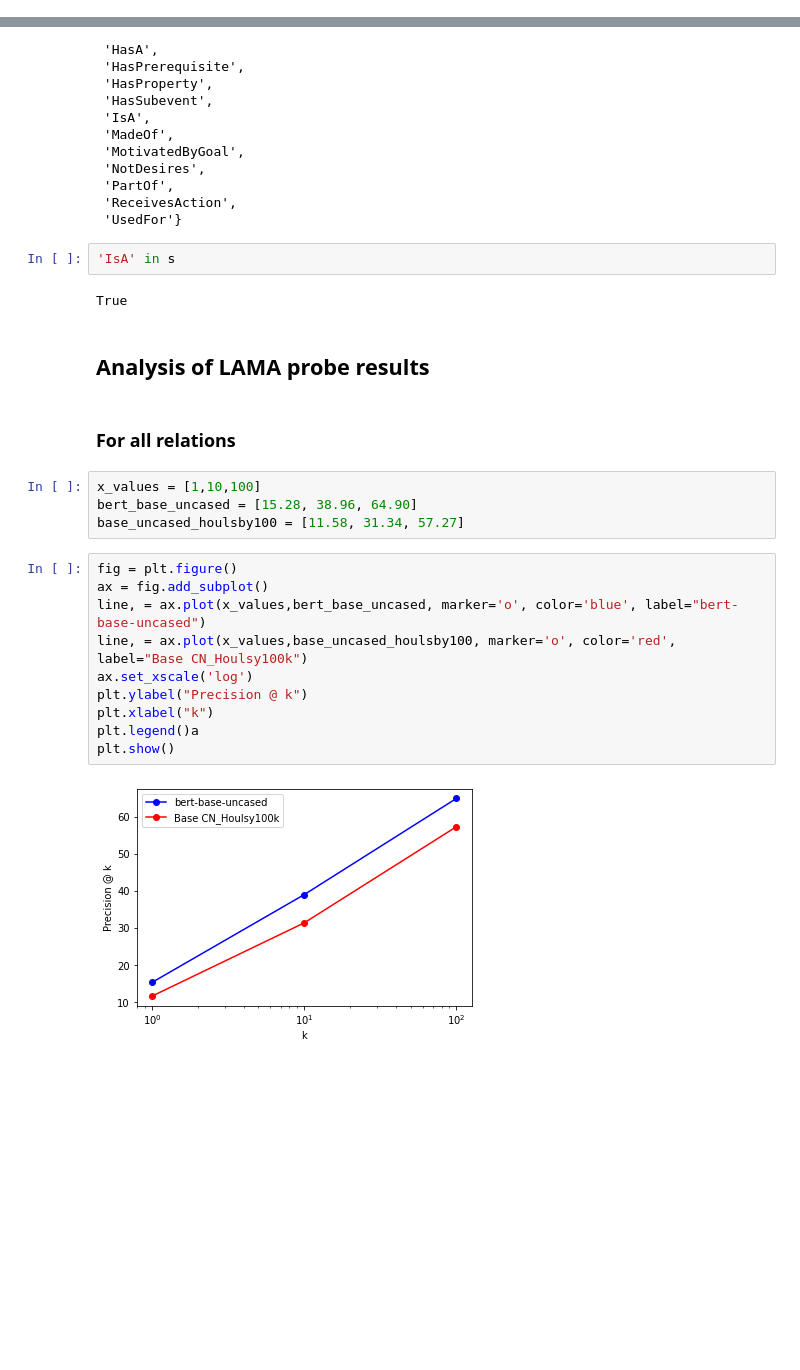
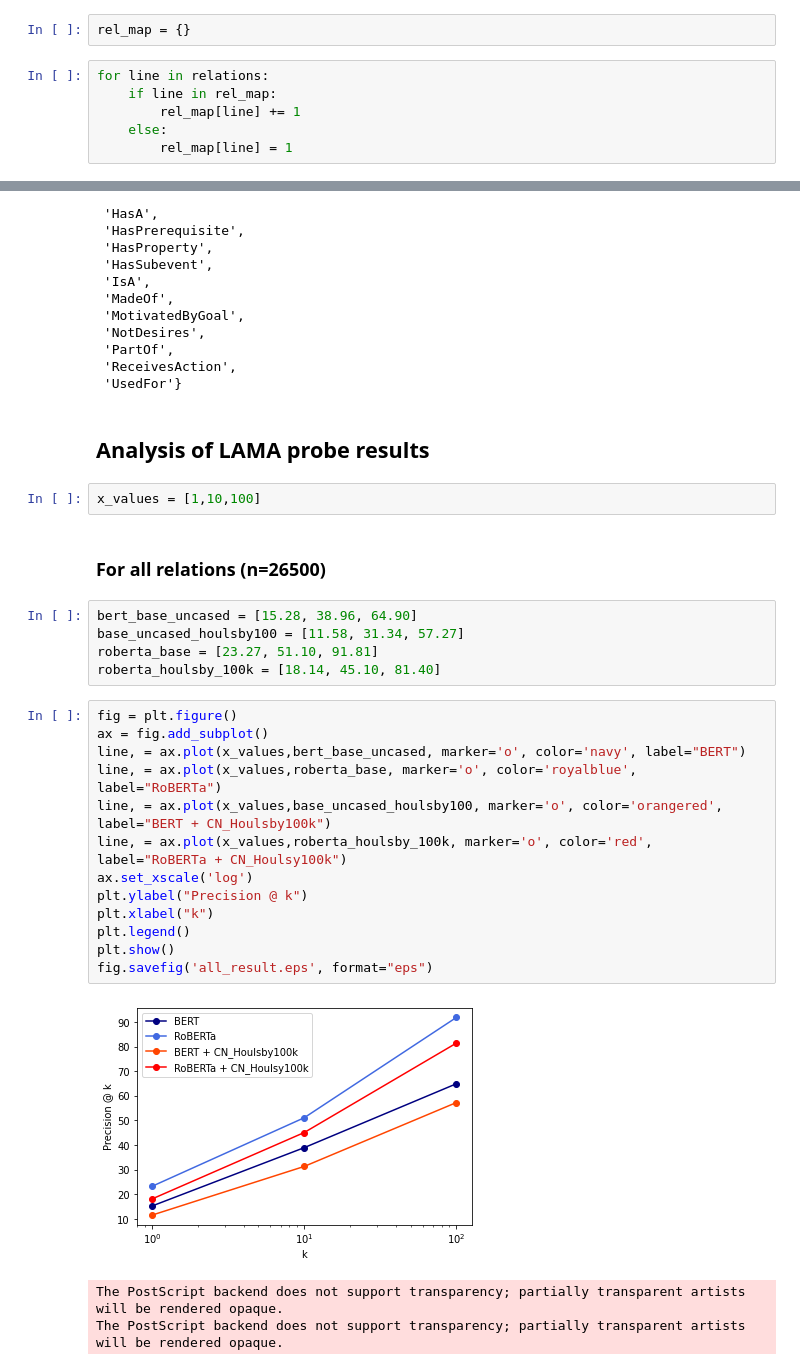
Before and after one commit to SondreWold/Thesis_code, a Jupyter notebook: notebooks/lama_analysis.ipynb, the cells around one changed output, grey strips where cells are left out. Saved outputs shown, nothing was run; the diff lists cells and outputs as text; blank space fills up the shorter version.

```diff
--- a/notebooks/lama_analysis.ipynb
+++ b/notebooks/lama_analysis.ipynb
@@ -19,3 +19,11 @@ def read_jsonl_file(filename: str) -> List[Dict]:
 data = read_jsonl_file("../data/LAMA/data/ConceptNet/test.jsonl")
 # %%
 relations = [line["pred"] for line in data]
+# %%
+rel_map = {}
+# %%
+for line in relations:
+    if line in rel_map:
+        rel_map[line] += 1
+    else:
+        rel_map[line] = 1
@@ -40,28 +71,32 @@ s
  'PartOf',
  'ReceivesAction',
  'UsedFor'}
-# %%
-'IsA' in s
-# %% [output]
-True
 # %% [markdown]
 ## Analysis of LAMA probe results
+# %%
+x_values = [1,10,100]
 # %% [markdown]
-### For all relations
+### For all relations (n=26500)
 # %%
-x_values = [1,10,100]
 bert_base_uncased = [15.28, 38.96, 64.90]
 base_uncased_houlsby100 = [11.58, 31.34, 57.27]
+roberta_base = [23.27, 51.10, 91.81]
+roberta_houlsby_100k = [18.14, 45.10, 81.40]
 # %%
 fig = plt.figure()
 ax = fig.add_subplot()
-line, = ax.plot(x_values,bert_base_uncased, marker='o', color='blue', label="bert-base-uncased")
-line, = ax.plot(x_values,base_uncased_houlsby100, marker='o', color='red', label="Base CN_Houlsy100k")
+line, = ax.plot(x_values,bert_base_uncased, marker='o', color='navy', label="BERT")
+line, = ax.plot(x_values,roberta_base, marker='o', color='royalblue', label="RoBERTa")
+line, = ax.plot(x_values,base_uncased_houlsby100, marker='o', color='orangered', label="BERT + CN_Houlsby100k")
+line, = ax.plot(x_values,roberta_houlsby_100k, marker='o', color='red', label="RoBERTa + CN_Houlsy100k")
 ax.set_xscale('log')
 plt.ylabel("Precision @ k")
 plt.xlabel("k")
-plt.legend()a
+plt.legend()
 plt.show()
+fig.savefig('all_result.eps', format="eps")
 # %% [output]
-[figure, old version]
+[figure, new version]
+The PostScript backend does not support transparency; partially transparent artists will be rendered opaque.
+The PostScript backend does not support transparency; partially transparent artists will be rendered opaque.
 # %% [markdown]
```
Also changed, not shown: parts of 9 cells of this notebook, 6 other files.
